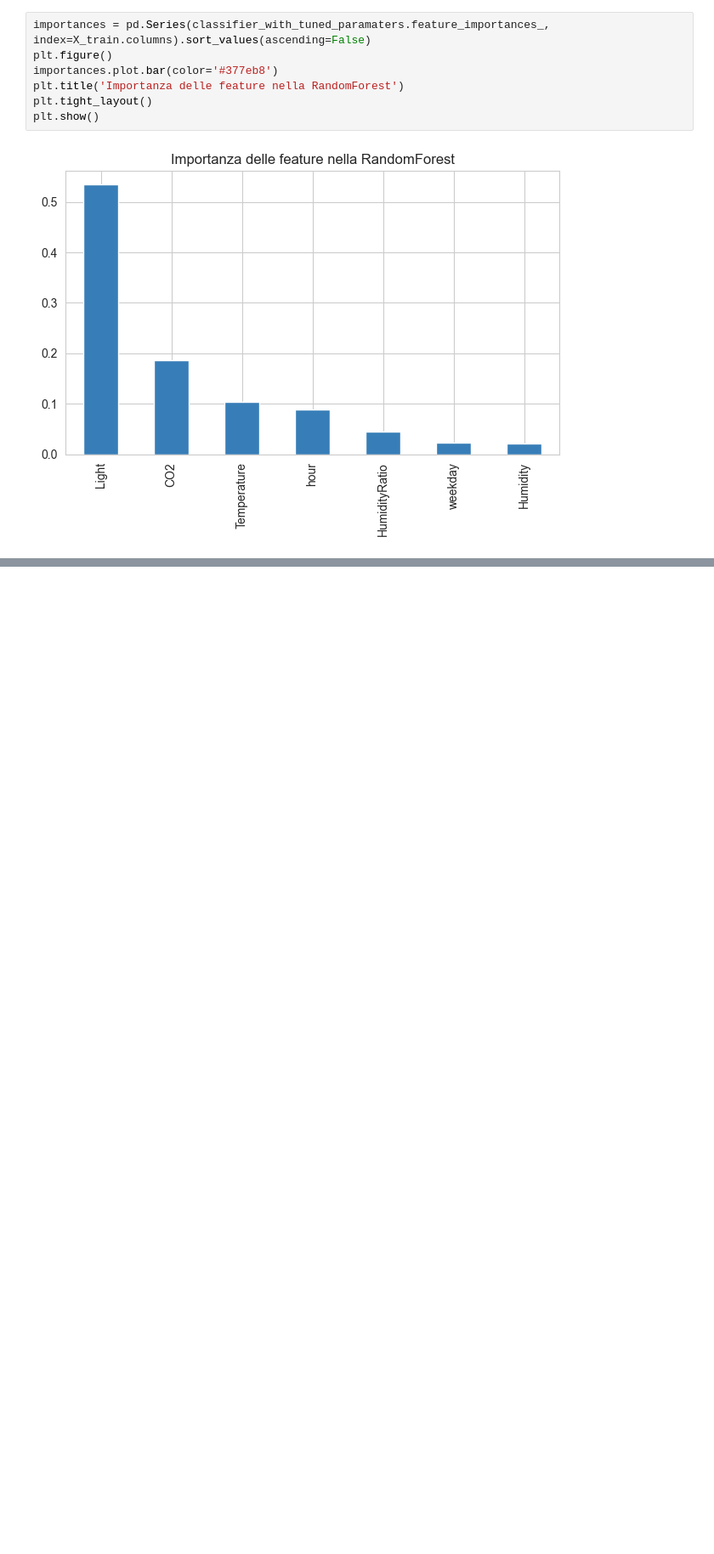
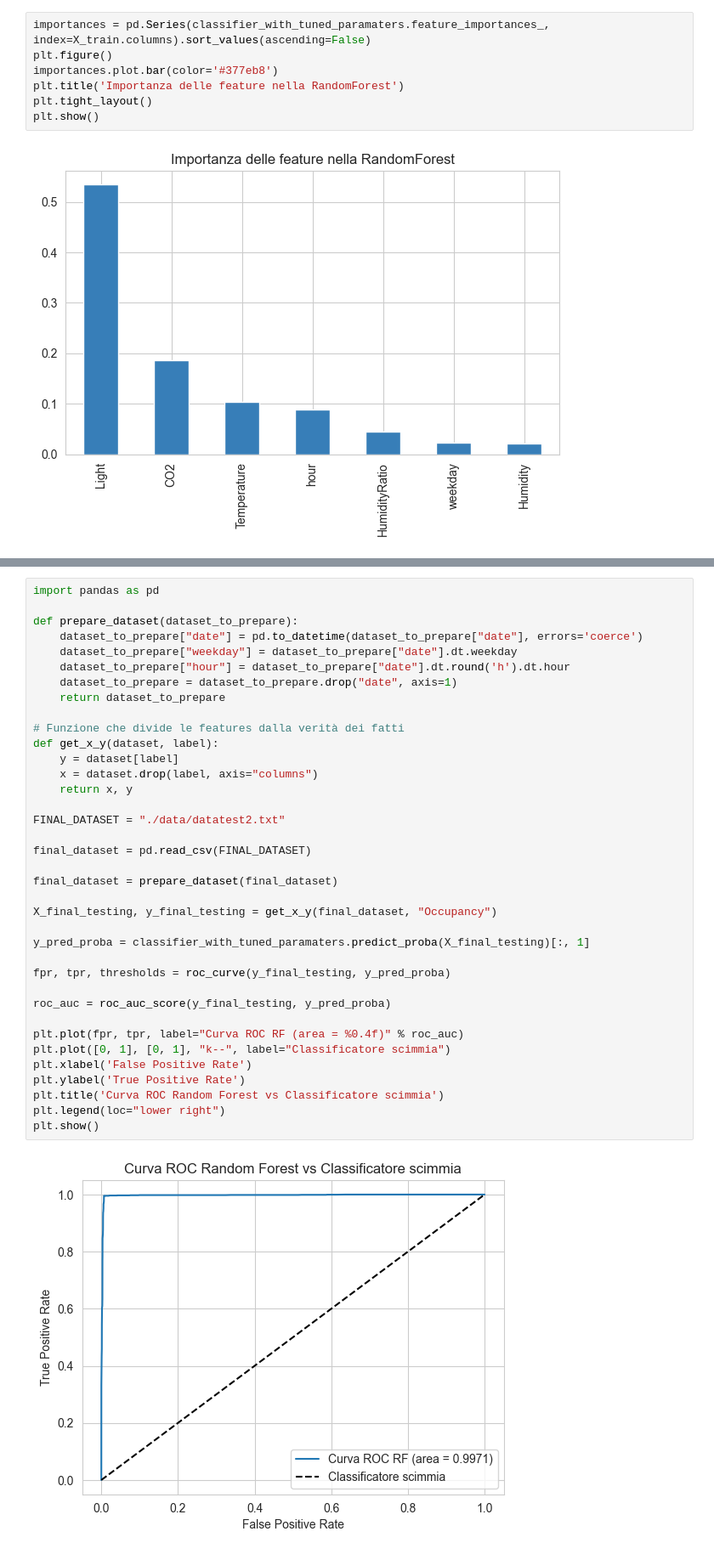
Before and after one commit to gabrielee20/roomoccupation, a Jupyter notebook: sample.ipynb, the cells around one changed output, grey strips where cells are left out. Shown at 85% size. Drawn from its saved outputs; the diff is of its cells as text; blank space fills up the shorter version.

Commit message:
Aggiunti grafici di ROC e calcolata AUC rispetto ai due testing set

```diff
--- a/sample.ipynb
+++ b/sample.ipynb
@@ -358,0 +401,39 @@ plt.show()
+# %%
+import pandas as pd
+
+def prepare_dataset(dataset_to_prepare):
+    dataset_to_prepare["date"] = pd.to_datetime(dataset_to_prepare["date"], errors='coerce')
+    dataset_to_prepare["weekday"] = dataset_to_prepare["date"].dt.weekday
+    dataset_to_prepare["hour"] = dataset_to_prepare["date"].dt.round('h').dt.hour
+    dataset_to_prepare = dataset_to_prepare.drop("date", axis=1)
+    return dataset_to_prepare
+
+# Funzione che divide le features dalla verità dei fatti
+def get_x_y(dataset, label):
+    y = dataset[label]
+    x = dataset.drop(label, axis="columns")
+    return x, y
+
+FINAL_DATASET = "./data/datatest2.txt"
+
+final_dataset = pd.read_csv(FINAL_DATASET)
+
+final_dataset = prepare_dataset(final_dataset)
+
+X_final_testing, y_final_testing = get_x_y(final_dataset, "Occupancy")
+
+y_pred_proba = classifier_with_tuned_paramaters.predict_proba(X_final_testing)[:, 1]
+
+fpr, tpr, thresholds = roc_curve(y_final_testing, y_pred_proba)
+
+roc_auc = roc_auc_score(y_final_testing, y_pred_proba)
+
+plt.plot(fpr, tpr, label="Curva ROC RF (area = %0.4f)" % roc_auc)
+plt.plot([0, 1], [0, 1], "k--", label="Classificatore scimmia")
+plt.xlabel('False Positive Rate')
+plt.ylabel('True Positive Rate')
+plt.title('Curva ROC Random Forest vs Classificatore scimmia')
+plt.legend(loc="lower right")
+plt.show()
+# %% [output]
+[figure, added]
```
Also changed, not shown: parts of 2 cells of this notebook.
